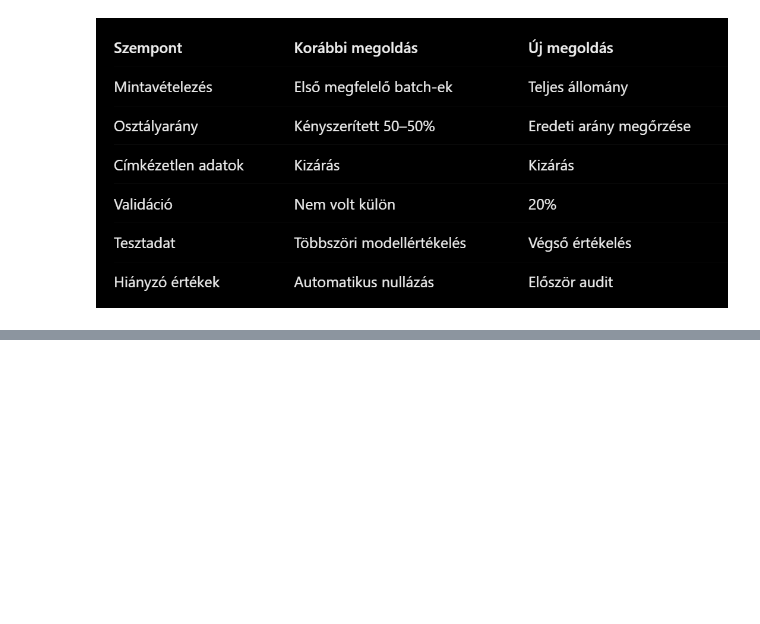
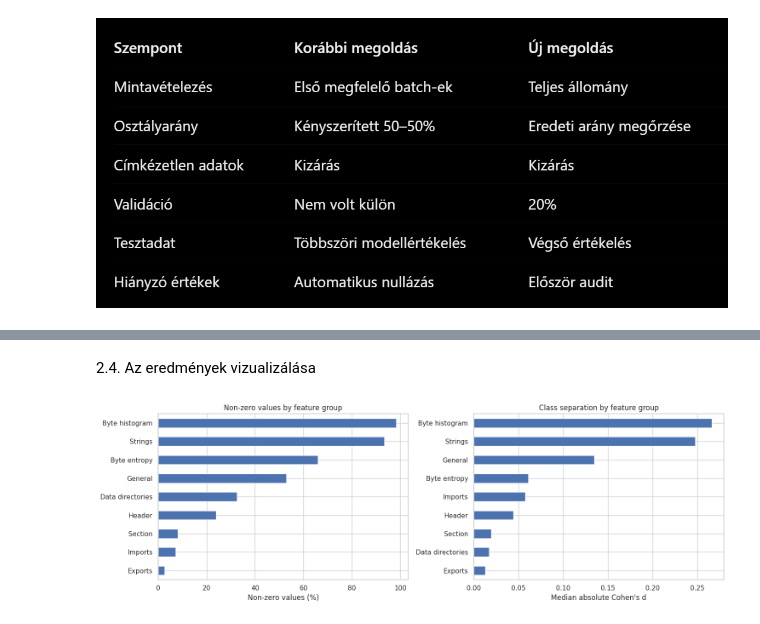
Before and after one commit to RaczNikoletta/Artificial-intelligence, a Jupyter notebook: beadando_emberdsv2.ipynb, the cells around one changed output, grey strips where cells are left out. Drawn from its saved outputs; the diff is of its cells as text; code cells hidden in the pictures; blank space fills up the shorter version.

```diff
--- a/beadando_emberdsv2.ipynb
+++ b/beadando_emberdsv2.ipynb
@@ -615,0 +821,39 @@ plt.show()
+# %% [markdown]
+2.4. Az eredmények vizualizálása
+# %%
+fig, axes = plt.subplots(1, 2, figsize=(15, 5))
+
+# Nem nulla értékek aránya
+group_statistics.sort_values(
+    "nonzero_percentage"
+).plot(
+    x="feature_group",
+    y="nonzero_percentage",
+    kind="barh",
+    ax=axes[0],
+    legend=False
+)
+
+axes[0].set_title("Non-zero values by feature group")
+axes[0].set_xlabel("Non-zero values (%)")
+axes[0].set_ylabel("")
+
+# Osztályok közötti eltérés
+group_statistics.sort_values(
+    "median_abs_effect_size"
+).plot(
+    x="feature_group",
+    y="median_abs_effect_size",
+    kind="barh",
+    ax=axes[1],
+    legend=False
+)
+
+axes[1].set_title("Class separation by feature group")
+axes[1].set_xlabel("Median absolute Cohen's d")
+axes[1].set_ylabel("")
+
+plt.tight_layout()
+plt.show()
+# %% [output]
+[figure, added]
```
Also changed, not shown: parts of 11 cells of this notebook.
